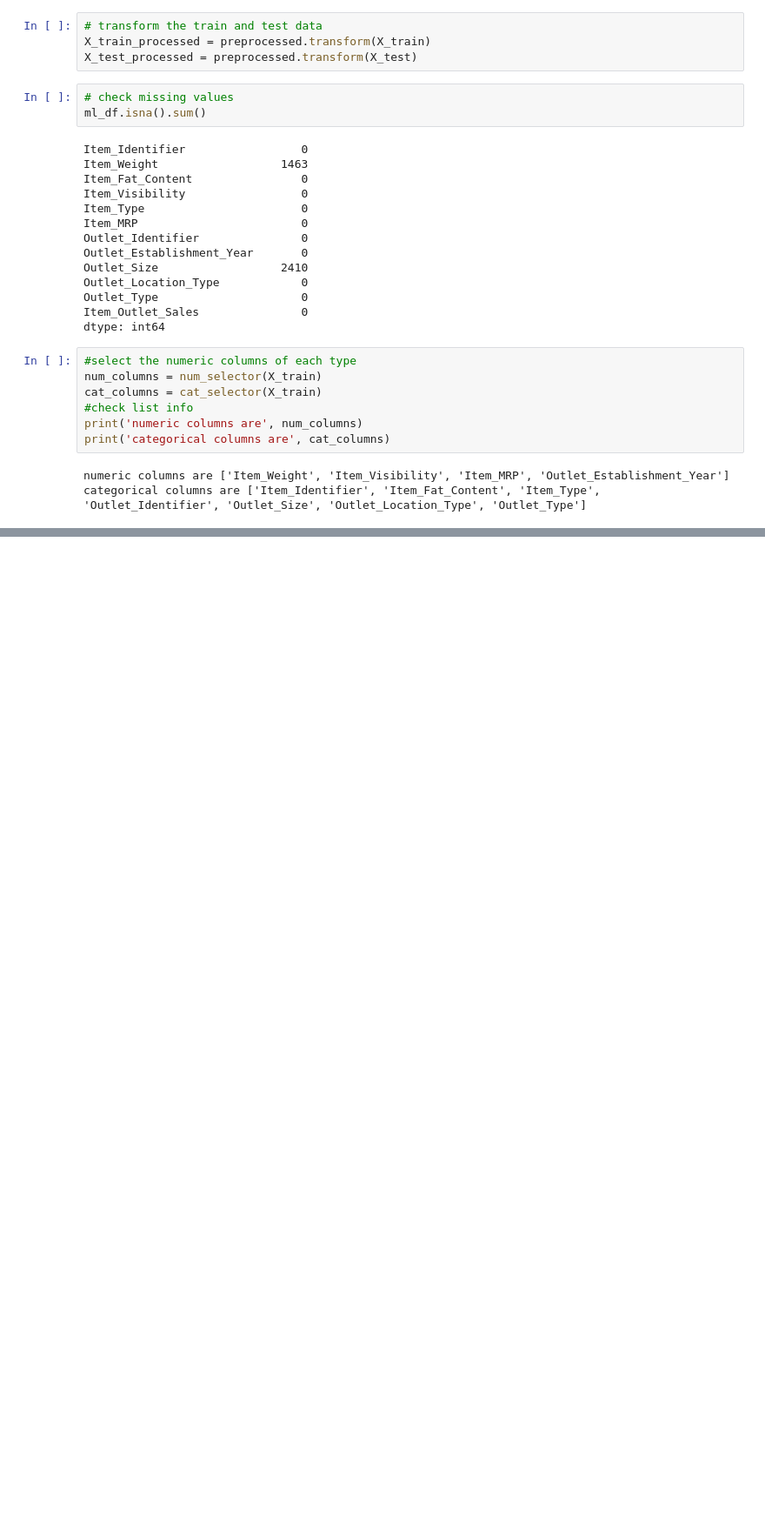
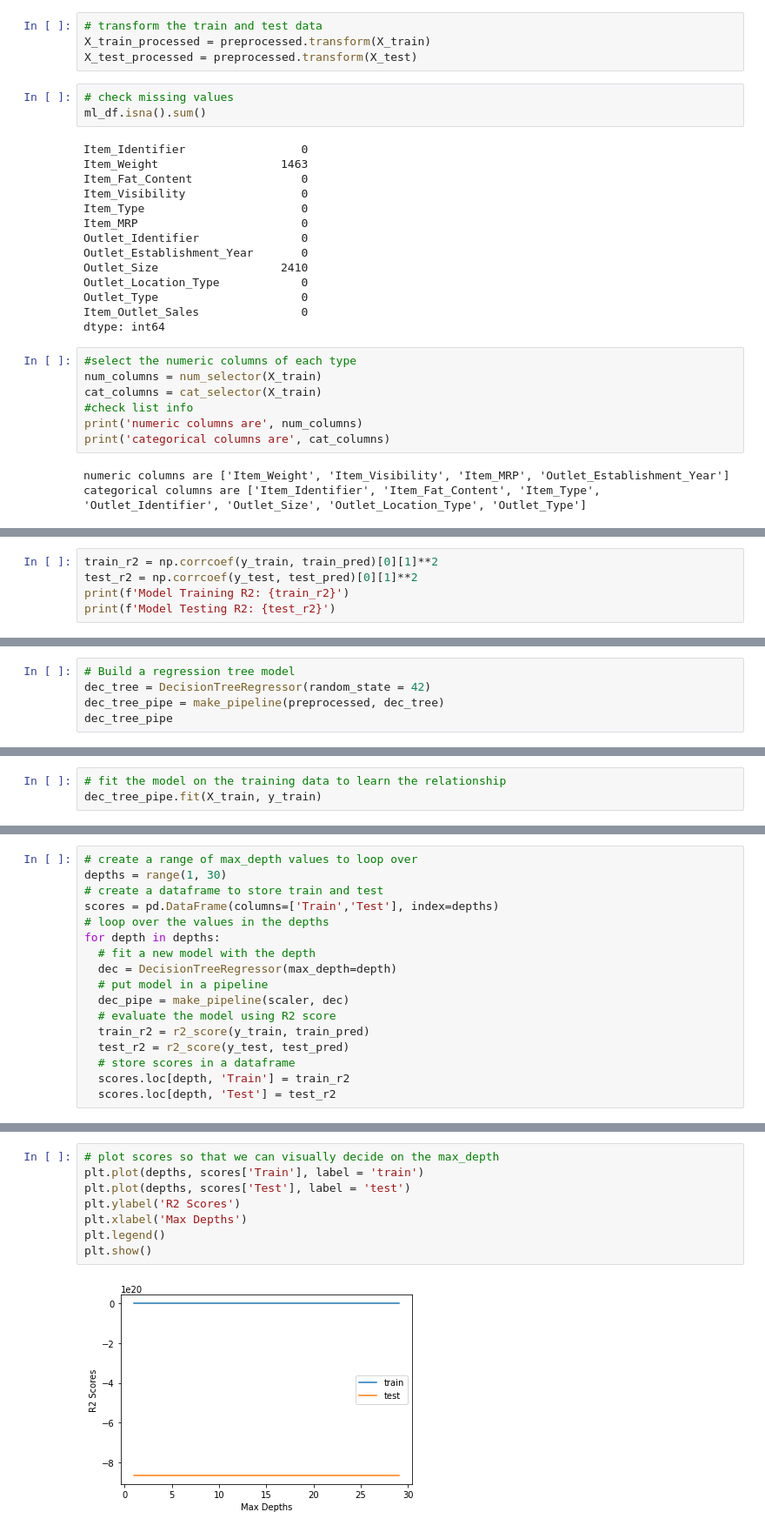
Before and after one commit to CillaCole/Food-Sales-Predictions, a Jupyter notebook: Food_Sales_Predictions_P5.ipynb, the cells around one changed output, grey strips where cells are left out. Shown: that part at 87% size. Cells and saved outputs as stored; diff of their text form; blank space fills up the shorter version.

```diff
--- a/Food_Sales_Predictions_P5.ipynb
+++ b/Food_Sales_Predictions_P5.ipynb
@@ -154,0 +238,5 @@ categorical columns are ['Item_Identifier', 'Item_Fat_Content', 'Item_Type', 'Ou
+# %%
+train_r2 = np.corrcoef(y_train, train_pred)[0][1]**2
+test_r2 = np.corrcoef(y_test, test_pred)[0][1]**2
+print(f'Model Training R2: {train_r2}')
+print(f'Model Testing R2: {test_r2}')
@@ -154,0 +257,5 @@ categorical columns are ['Item_Identifier', 'Item_Fat_Content', 'Item_Type', 'Ou
+# %%
+# Build a regression tree model
+dec_tree = DecisionTreeRegressor(random_state = 42)
+dec_tree_pipe = make_pipeline(preprocessed, dec_tree)
+dec_tree_pipe
@@ -154,0 +280,3 @@ categorical columns are ['Item_Identifier', 'Item_Fat_Content', 'Item_Type', 'Ou
+# %%
+# fit the model on the training data to learn the relationship
+dec_tree_pipe.fit(X_train, y_train)
@@ -154,0 +334,17 @@ categorical columns are ['Item_Identifier', 'Item_Fat_Content', 'Item_Type', 'Ou
+# %%
+# create a range of max_depth values to loop over
+depths = range(1, 30)
+# create a dataframe to store train and test
+scores = pd.DataFrame(columns=['Train','Test'], index=depths)
+# loop over the values in the depths
+for depth in depths:
+  # fit a new model with the depth
+  dec = DecisionTreeRegressor(max_depth=depth)
+  # put model in a pipeline
+  dec_pipe = make_pipeline(scaler, dec)
+  # evaluate the model using R2 score
+  train_r2 = r2_score(y_train, train_pred)
+  test_r2 = r2_score(y_test, test_pred)
+  # store scores in a dataframe
+  scores.loc[depth, 'Train'] = train_r2
+  scores.loc[depth, 'Test'] = test_r2
@@ -154,0 +377,10 @@ categorical columns are ['Item_Identifier', 'Item_Fat_Content', 'Item_Type', 'Ou
+# %%
+# plot scores so that we can visually decide on the max_depth
+plt.plot(depths, scores['Train'], label = 'train')
+plt.plot(depths, scores['Test'], label = 'test')
+plt.ylabel('R2 Scores')
+plt.xlabel('Max Depths')
+plt.legend()
+plt.show()
+# %% [output]
+[figure, added]
```
Also changed, not shown: parts of 21 cells of this notebook.
